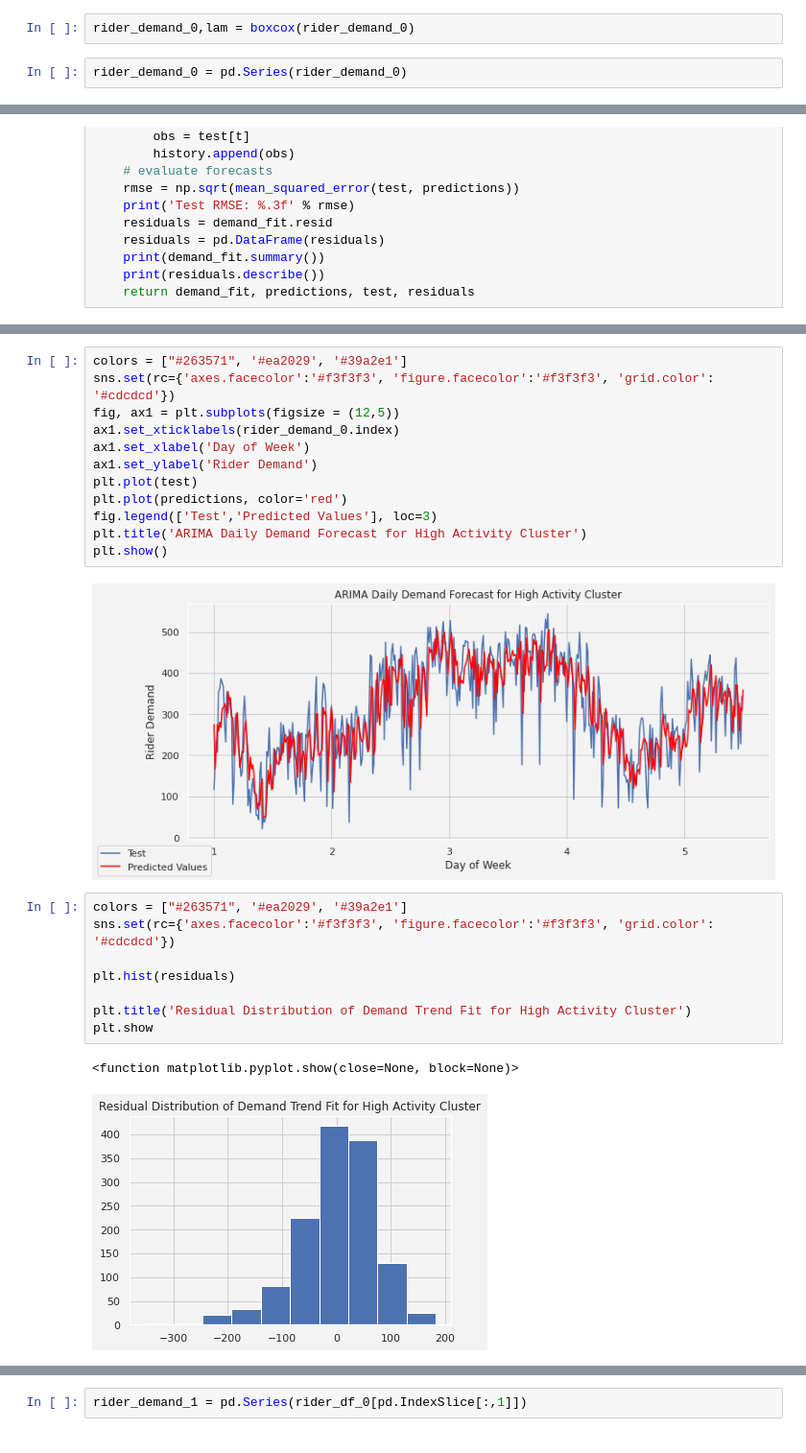
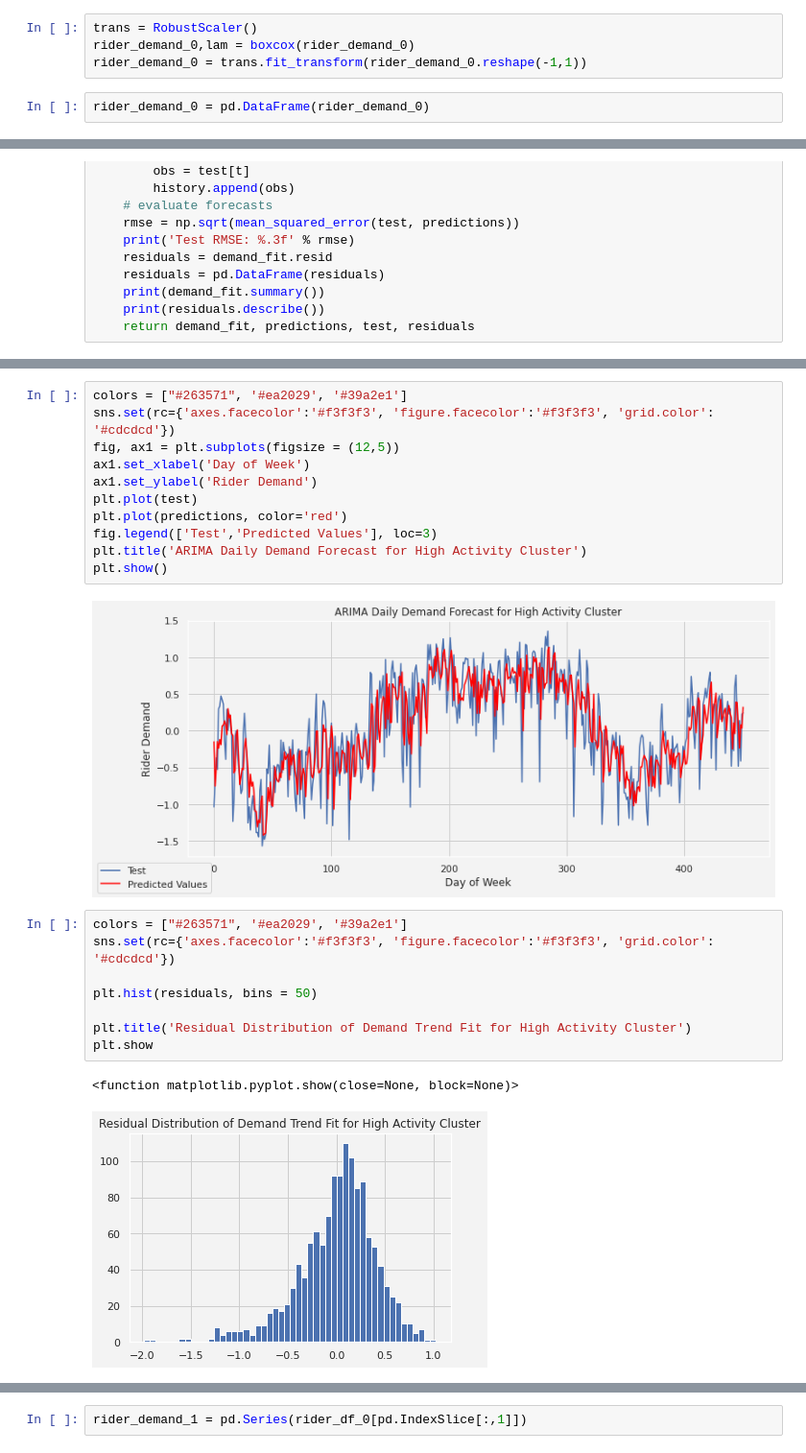
Before and after one commit to evan-kiolbassa/citibike, a Jupyter notebook: Models/Ride Demand Time Series Analysis.ipynb, the cells around one changed output, grey strips where cells are left out. Shown at 96% size. Drawn from its saved outputs; the diff is of its cells as text.

```diff
--- a/Models/Ride Demand Time Series Analysis.ipynb
+++ b/Models/Ride Demand Time Series Analysis.ipynb
@@ -71,7 +72,9 @@ def data_loading():
 rider_df, rider_df_0 = data_loading()
 # %%
 rider_demand_0 = pd.Series(rider_df_0[pd.IndexSlice[:,0]])
+# %%
+trans = RobustScaler()
+rider_demand_0,lam = boxcox(rider_demand_0)
+rider_demand_0 = trans.fit_transform(rider_demand_0.reshape(-1,1))
 # %%
-rider_demand_0,lam = boxcox(rider_demand_0)
+rider_demand_0 = pd.DataFrame(rider_demand_0)
-# %%
-rider_demand_0 = pd.Series(rider_demand_0)
@@ -130,7 +127,6 @@ max     183.529263
 colors = ["#263571", '#ea2029', '#39a2e1']
 sns.set(rc={'axes.facecolor':'#f3f3f3', 'figure.facecolor':'#f3f3f3', 'grid.color': '#cdcdcd'})
 fig, ax1 = plt.subplots(figsize = (12,5))
-ax1.set_xticklabels(rider_demand_0.index)
 ax1.set_xlabel('Day of Week')
 ax1.set_ylabel('Rider Demand')
 plt.plot(test)
@@ -139,15 +135,15 @@ fig.legend(['Test','Predicted Values'], loc=3)
 plt.title('ARIMA Daily Demand Forecast for High Activity Cluster')
 plt.show()
 # %% [output]
-[figure, old version]
+[figure, new version]
 # %%
 colors = ["#263571", '#ea2029', '#39a2e1']
 sns.set(rc={'axes.facecolor':'#f3f3f3', 'figure.facecolor':'#f3f3f3', 'grid.color': '#cdcdcd'})
 
-plt.hist(residuals)
+plt.hist(residuals, bins = 50)
 
 plt.title('Residual Distribution of Demand Trend Fit for High Activity Cluster')
 plt.show
 # %% [output]
 <function matplotlib.pyplot.show(close=None, block=None)>
-[figure, old version]
+[figure, new version]
```
Also changed, not shown: parts of 29 cells of this notebook, 1 other file.
